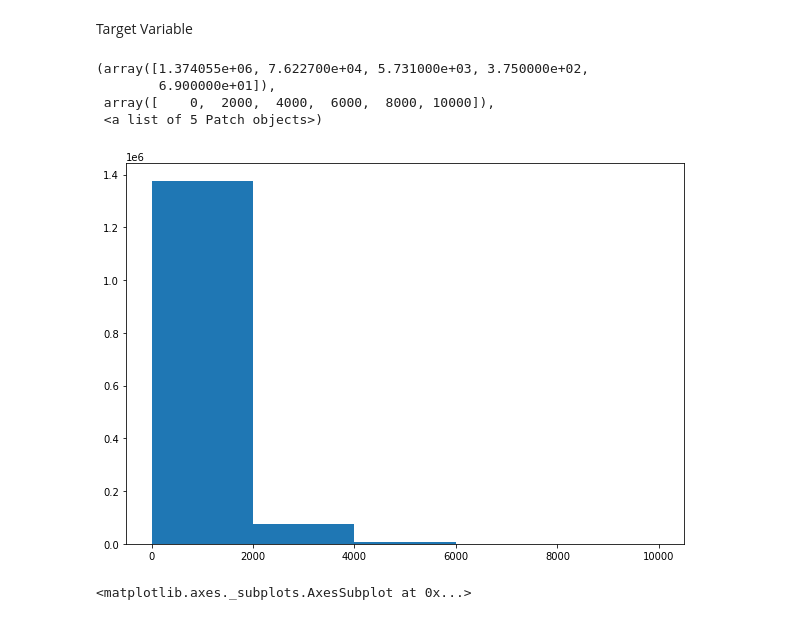
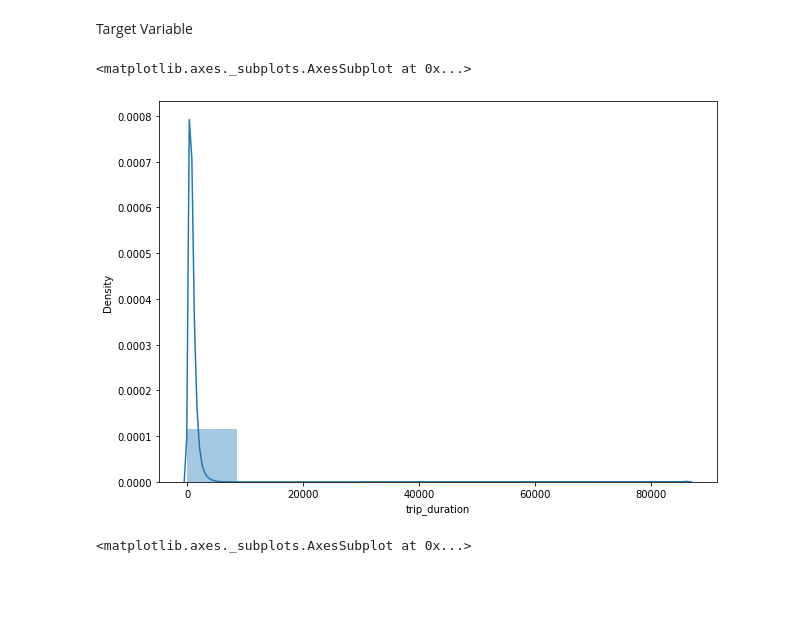
Before and after one commit to Shashwat-spyder/NYC-Taxi-Trip-Time, a Jupyter notebook: NYC_Taxi_Trip_Time_Prediction_Capstone_Project.ipynb, the cells around one changed output. Drawn from its saved outputs; the diff is of its cells as text; code cells hidden in the pictures; blank space fills up the shorter version.

```diff
--- a/NYC_Taxi_Trip_Time_Prediction_Capstone_Project.ipynb
+++ b/NYC_Taxi_Trip_Time_Prediction_Capstone_Project.ipynb
@@ -356,13 +356,10 @@ Target Variable
 # %%
 # sns.scattertplot(nyc_df['trip_duration'])
 fig, ax = plt.subplots(figsize =(10, 7))
-ax.hist(nyc_df.trip_duration, bins = [0, 2000, 4000, 6000, 8000, 10000])
+sns.distplot(nyc_df['trip_duration'],bins=10)
 # %% [output]
-(array([1.374055e+06, 7.622700e+04, 5.731000e+03, 3.750000e+02,
-        6.900000e+01]),
- array([    0,  2000,  4000,  6000,  8000, 10000]),
- <a list of 5 Patch objects>)
+<matplotlib.axes._subplots.AxesSubplot at 0x...>
-[figure, old version]
+[figure, new version]
 # %%
 sns.distplot(np.log10(nyc_df['trip_duration']),bins=10)
 # %% [output]
```
Also changed, not shown: parts of 63 cells of this notebook.
